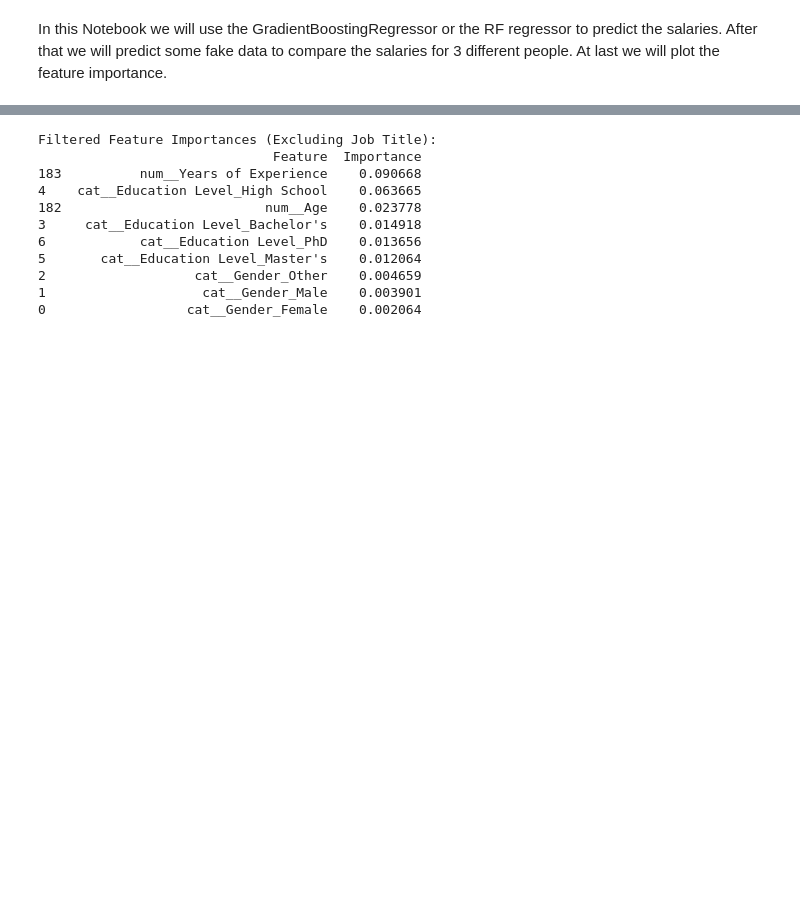
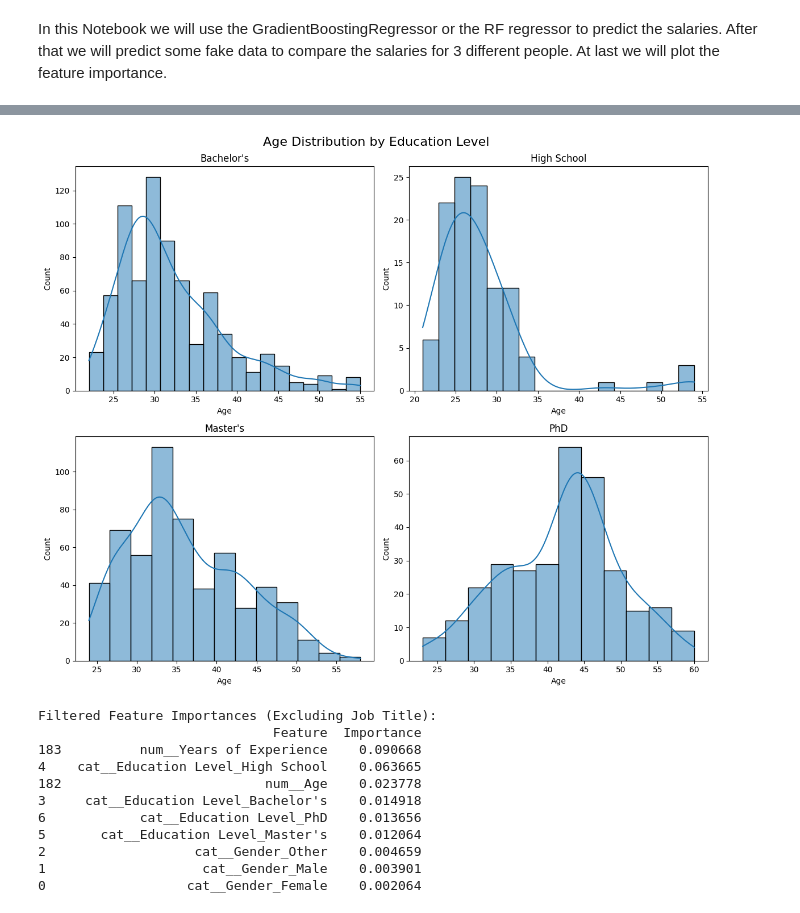
Before and after one commit to CarloRobbiani/ml_project, a Jupyter notebook: Salary new dataset/fake_data_pred.ipynb, the cells around one changed output, grey strips where cells are left out. Saved outputs shown, nothing was run; the diff lists cells and outputs as text; code cells hidden in the pictures; blank space fills up the shorter version.

```diff
--- a/Salary new dataset/fake_data_pred.ipynb
+++ b/Salary new dataset/fake_data_pred.ipynb
@@ -208,3 +275,31 @@ print(fake_data[fake_data["Education Level"] == "Bachelor's"].head())
+# %%
+#maybe there is a gap in bachelor data?
+
+import matplotlib.pyplot as plt
+import seaborn as sns
+
+# Define education levels
+education_levels = ["Bachelor's", "High School", "Master's", "PhD"]
+
+# Create a 2x2 grid of subplots
+fig, axs = plt.subplots(2, 2, figsize=(12, 10))
+fig.suptitle('Age Distribution by Education Level', fontsize=16)
+
+# Flatten the 2D array of axes for easier iteration
+axs = axs.flatten()
+
+# Plot each education level in a separate subplot
+for i, level in enumerate(education_levels):
+    df_filtered = df[df["Education Level"] == level]
+    sns.histplot(data=df_filtered, x='Age', kde=True, ax=axs[i])
+    axs[i].set_title(f"{level}")
+    axs[i].set_xlabel('Age')
+    axs[i].set_ylabel('Count')
+
+plt.tight_layout()
+plt.show()
+# %% [output]
+[figure, added]
 # %%
 import matplotlib.pyplot as plt
 #define feature importance
```
Also changed, not shown: parts of 3 cells of this notebook.
